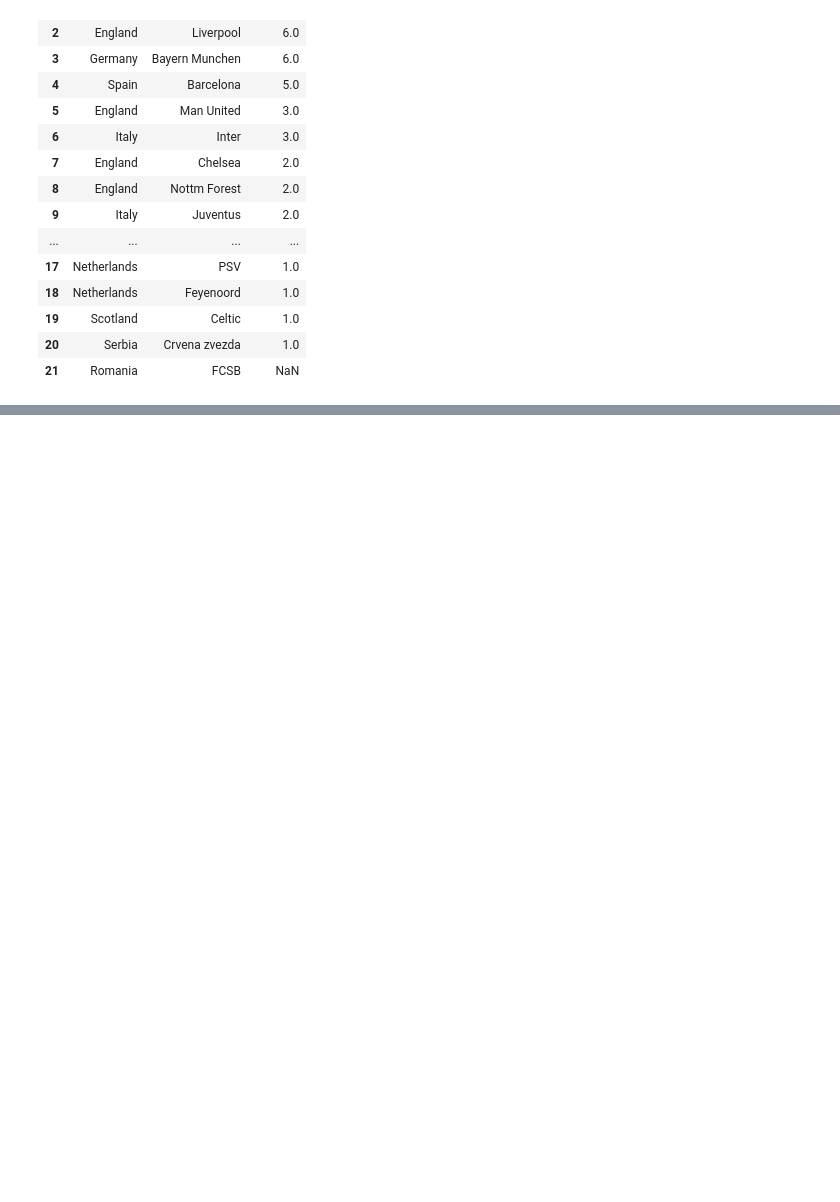
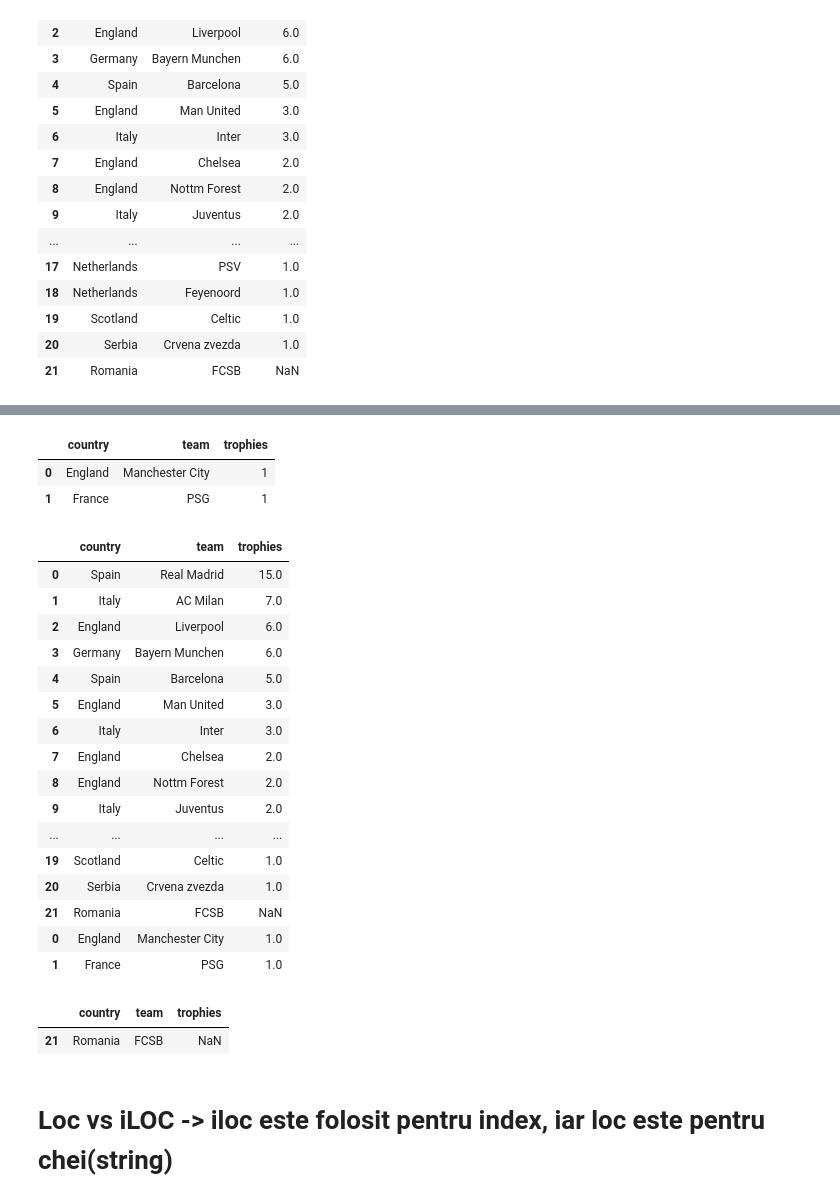
Before and after one commit to sojog/Data-Analysis-and-Processing-using-Python-Link-2026, a Jupyter notebook: Curs4/01.champions_league.ipynb, the cells around one changed output, grey strips where cells are left out. Saved outputs shown, nothing was run; the diff lists cells and outputs as text; code cells hidden in the pictures; blank space fills up the shorter version.

```diff
--- a/Curs4/01.champions_league.ipynb
+++ b/Curs4/01.champions_league.ipynb
@@ -460,0 +531,37 @@ merged_df
+# %%
+# 15. Concatenati un nou DataFrame cu Manchester City și PSG cu 1 trofeu.
+inter_winners =  pd.DataFrame([["England", "Manchester City", 1], ["France", "PSG", 1]], columns=df.keys())
+inter_winners
+# %% [output]
+|  | country | team | trophies |
+| 0 | England | Manchester City | 1 |
+| 1 | France | PSG | 1 |
+# %%
+merged_df = pd.concat([merged_df, inter_winners])
+merged_df
+# %% [output]
+|  | country | team | trophies |
+| 0 | Spain | Real Madrid | 15.0 |
+| 1 | Italy | AC Milan | 7.0 |
+| 2 | England | Liverpool | 6.0 |
+| 3 | Germany | Bayern Munchen | 6.0 |
+| 4 | Spain | Barcelona | 5.0 |
+| 5 | England | Man United | 3.0 |
+| 6 | Italy | Inter | 3.0 |
+| 7 | England | Chelsea | 2.0 |
+| 8 | England | Nottm Forest | 2.0 |
+| 9 | Italy | Juventus | 2.0 |
+| ... | ... | ... | ... |
+| 19 | Scotland | Celtic | 1.0 |
+| 20 | Serbia | Crvena zvezda | 1.0 |
+| 21 | Romania | FCSB | NaN |
+| 0 | England | Manchester City | 1.0 |
+| 1 | France | PSG | 1.0 |
+# %%
+# 17. Editați intrarea FCSB în Steaua și nr de trofee aferent.
+merged_df[merged_df["team"] == "FCSB"]
+# %% [output]
+|  | country | team | trophies |
+| 21 | Romania | FCSB | NaN |
+# %% [markdown]
+# Loc vs iLOC -> iloc este folosit pentru index, iar loc este pentru chei(string)
```
Also changed, not shown: parts of 15 cells of this notebook, 1 other file.
